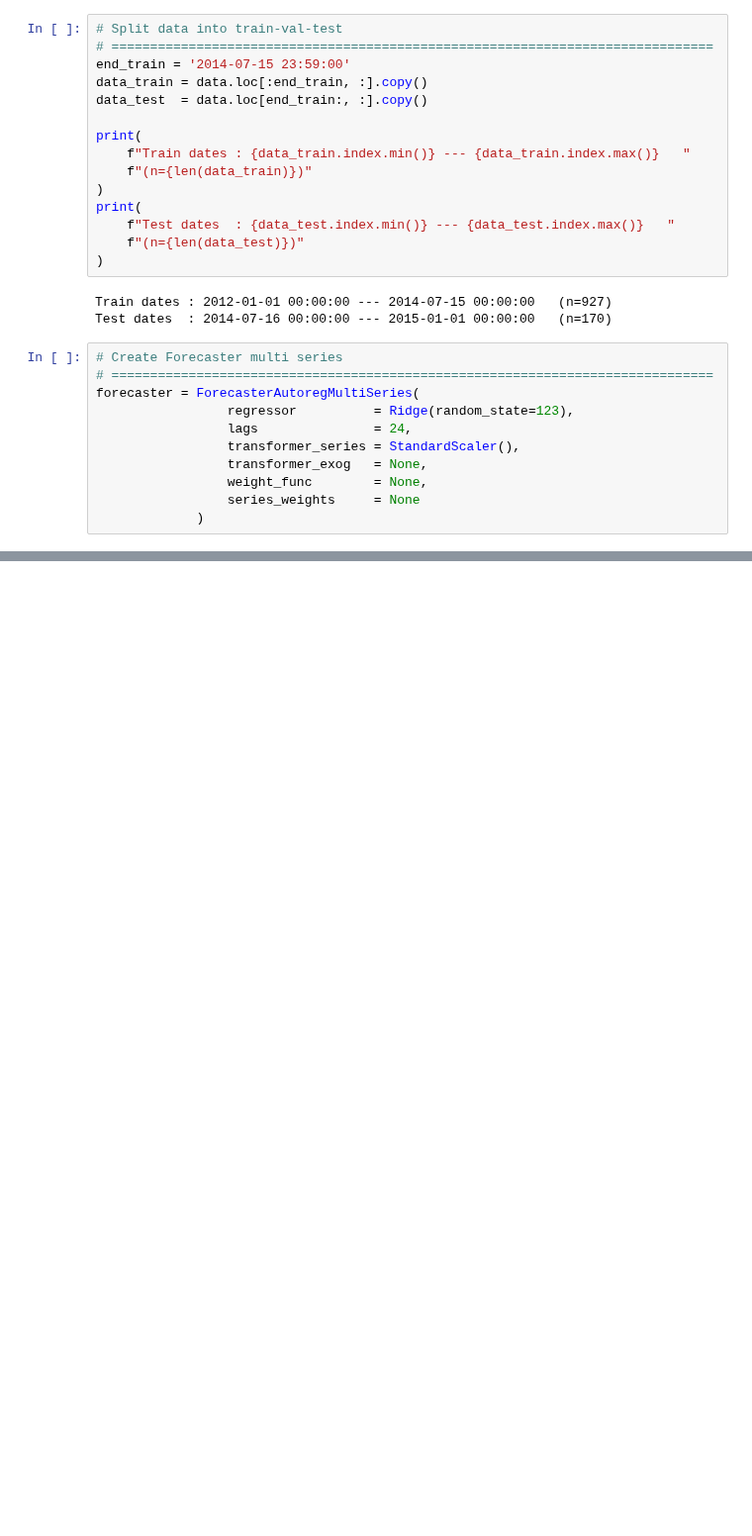
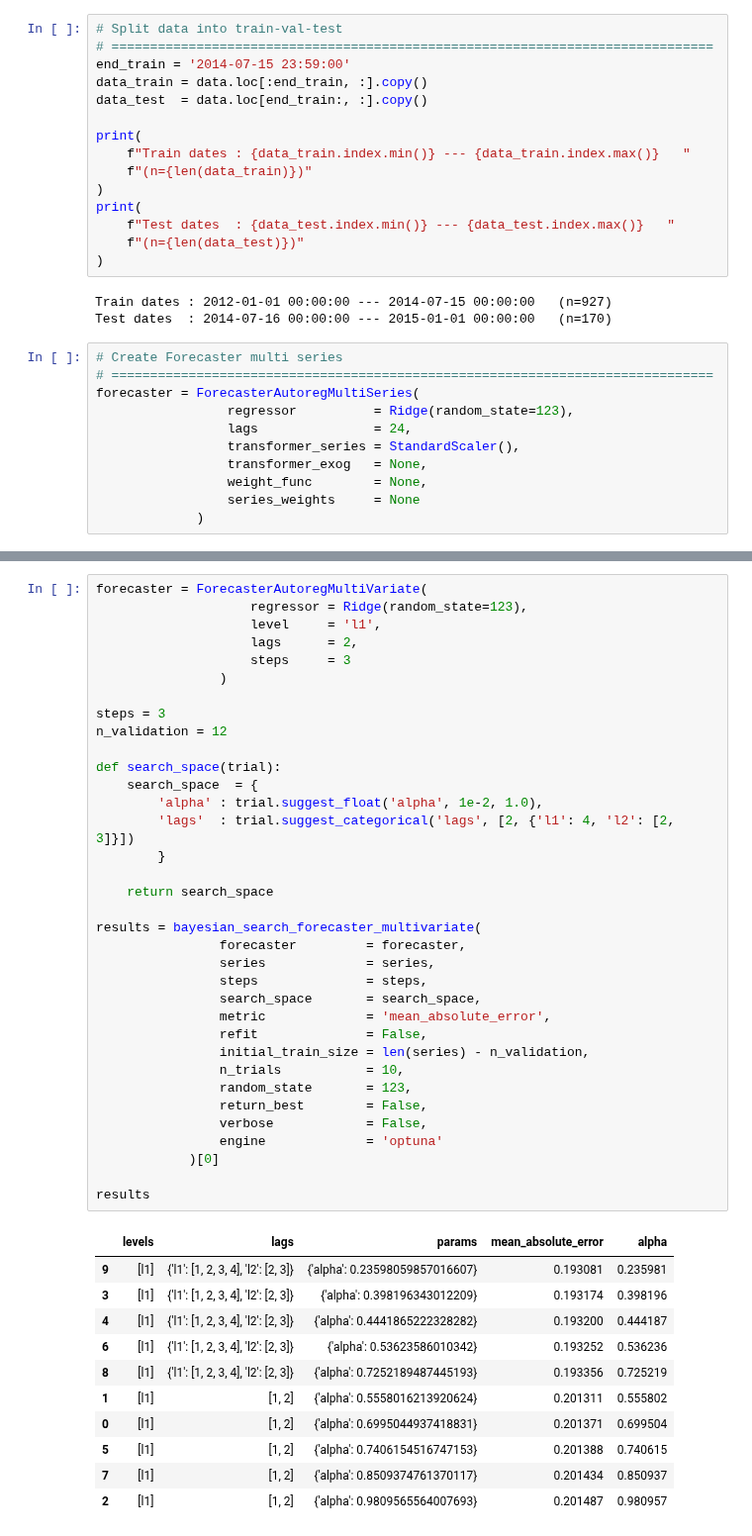
Before and after one commit to JoaquinAmatRodrigo/skforecast, a Jupyter notebook: dev/bayesian_search_multiseries.ipynb, the cells around one changed output, grey strips where cells are left out. Shown at 99% size. Drawn from its saved outputs; the diff is of its cells as text; blank space fills up the shorter version.

```diff
--- a/dev/bayesian_search_multiseries.ipynb
+++ b/dev/bayesian_search_multiseries.ipynb
@@ -125,0 +299,47 @@ results
+# %%
+forecaster = ForecasterAutoregMultiVariate(
+                    regressor = Ridge(random_state=123),
+                    level     = 'l1',
+                    lags      = 2,
+                    steps     = 3
+                )
+
+steps = 3
+n_validation = 12
+
+def search_space(trial):
+    search_space  = {
+        'alpha' : trial.suggest_float('alpha', 1e-2, 1.0),
+        'lags'  : trial.suggest_categorical('lags', [2, {'l1': 4, 'l2': [2, 3]}])
+        }
+
+    return search_space
+
+results = bayesian_search_forecaster_multivariate(
+                forecaster         = forecaster,
+                series             = series,
+                steps              = steps,
+                search_space       = search_space,
+                metric             = 'mean_absolute_error',
+                refit              = False,
+                initial_train_size = len(series) - n_validation,
+                n_trials           = 10,
+                random_state       = 123,
+                return_best        = False,
+                verbose            = False,
+                engine             = 'optuna'
+            )[0]
+
+results
+# %% [output]
+|  | levels | lags | params | mean_absolute_error | alpha |
+| 9 | [l1] | {'l1': [1, 2, 3, 4], 'l2': [2, 3]} | {'alpha': 0.23598059857016607} | 0.193081 | 0.235981 |
+| 3 | [l1] | {'l1': [1, 2, 3, 4], 'l2': [2, 3]} | {'alpha': 0.398196343012209} | 0.193174 | 0.398196 |
+| 4 | [l1] | {'l1': [1, 2, 3, 4], 'l2': [2, 3]} | {'alpha': 0.4441865222328282} | 0.193200 | 0.444187 |
+| 6 | [l1] | {'l1': [1, 2, 3, 4], 'l2': [2, 3]} | {'alpha': 0.53623586010342} | 0.193252 | 0.536236 |
+| 8 | [l1] | {'l1': [1, 2, 3, 4], 'l2': [2, 3]} | {'alpha': 0.7252189487445193} | 0.193356 | 0.725219 |
+| 1 | [l1] | [1, 2] | {'alpha': 0.5558016213920624} | 0.201311 | 0.555802 |
+| 0 | [l1] | [1, 2] | {'alpha': 0.6995044937418831} | 0.201371 | 0.699504 |
+| 5 | [l1] | [1, 2] | {'alpha': 0.7406154516747153} | 0.201388 | 0.740615 |
+| 7 | [l1] | [1, 2] | {'alpha': 0.8509374761370117} | 0.201434 | 0.850937 |
+| 2 | [l1] | [1, 2] | {'alpha': 0.9809565564007693} | 0.201487 | 0.980957 |
```
Also changed, not shown: parts of 6 cells of this notebook, 2 other files.
